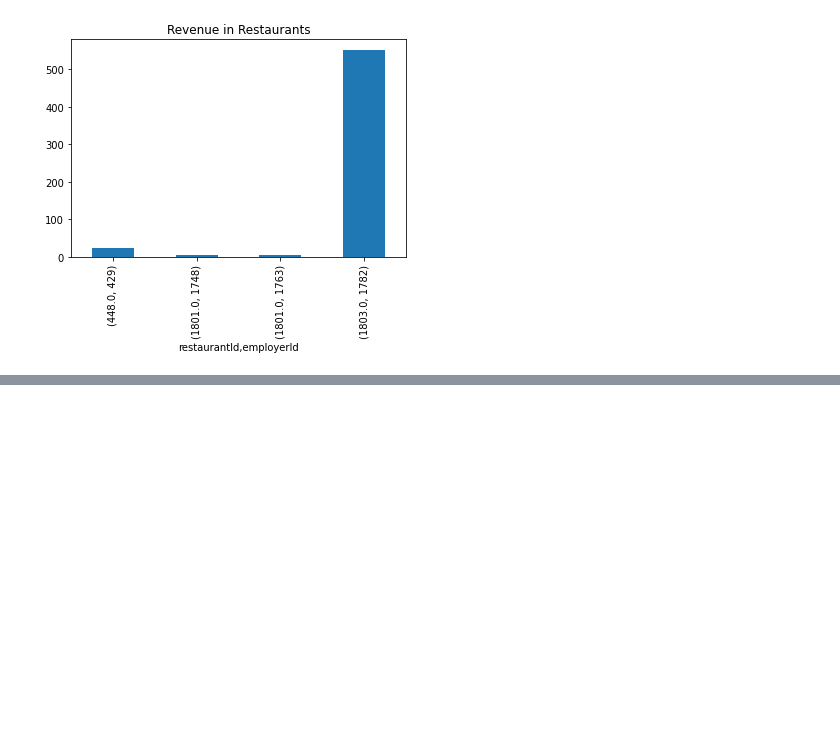
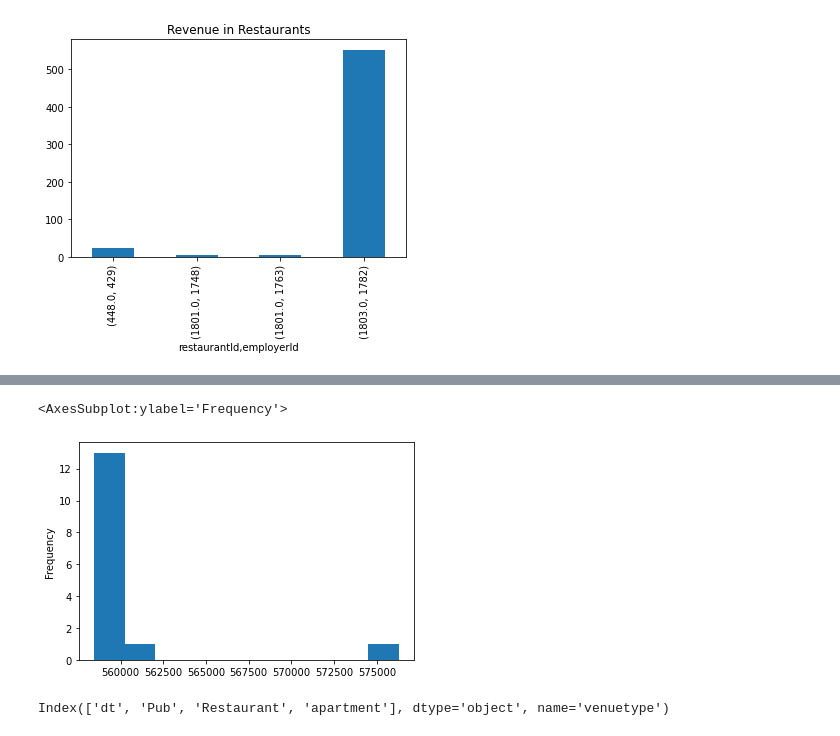
Before and after one commit to blukitas/Viz_2022_Grupo_4, a Jupyter notebook: docker/Notebooks/06.employers_patterns.ipynb, the cells around one changed output, grey strips where cells are left out. Drawn from its saved outputs; the diff is of its cells as text; code cells hidden in the pictures; blank space fills up the shorter version.

Commit message:
grafico revenue by business

```diff
--- a/docker/Notebooks/06.employers_patterns.ipynb
+++ b/docker/Notebooks/06.employers_patterns.ipynb
@@ -414,4 +416,6 @@ business_revenues = pd.read_csv("docker/Files/business_revenues.csv",
                     delimiter = ";", header=1, decimal=',')
 business_revenues#.venuetype.value_counts()
 business_revenues['revenue'] =business_revenues['revenue'].astype(float)
-business_revenues.to_csv('business_revenues.csv')
+business_revenues['dt'] = pd.to_datetime(business_revenues['dt'])
+
+business_revenues.to_csv('business_revenues.csv', sep = ",", index = "False")
@@ -423,0 +448,9 @@ AttributeError: 'Line2D' object has no property 'hue'
+# %%
+rev_agg = business_revenues\
+    .groupby(["dt", 'venuetype'], as_index= False).agg(
+        revenue_avg = pd.NamedAgg(column = "revenue", aggfunc= sum ) )\
+    .pivot(index = "dt",
+                       columns= "venuetype",
+                       values = "revenue_avg")\
+    .reset_index()
+rev_agg
@@ -423,0 +471,9 @@ AttributeError: 'Line2D' object has no property 'hue'
+# %%
+rev_agg.apartment.plot.hist()
+# %% [output]
+<AxesSubplot:ylabel='Frequency'>
+[figure, added]
+# %%
+rev_agg.columns
+# %% [output]
+Index(['dt', 'Pub', 'Restaurant', 'apartment'], dtype='object', name='venuetype')
```
Also changed, not shown: parts of 8 cells of this notebook.
